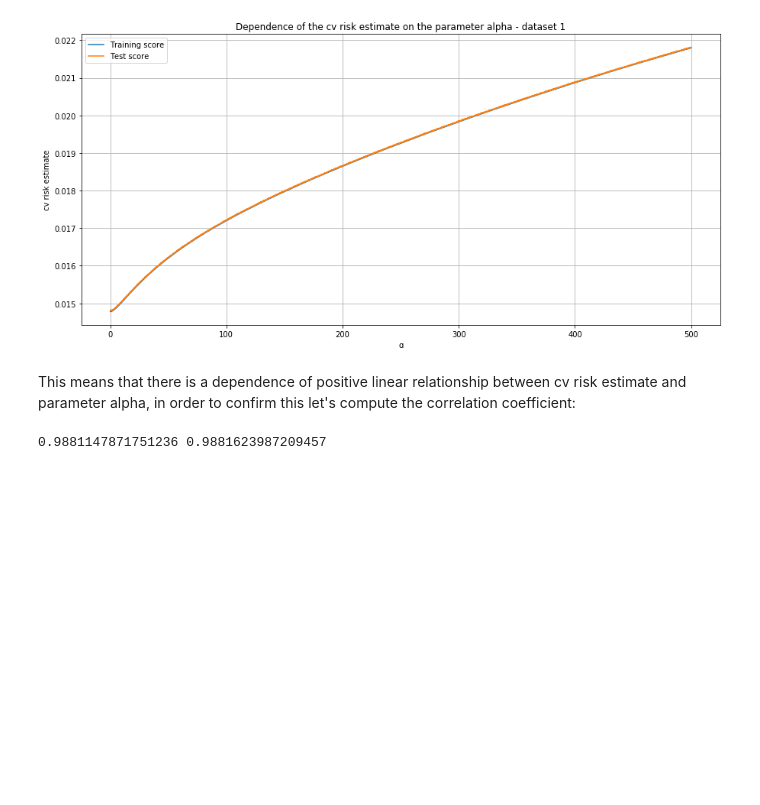
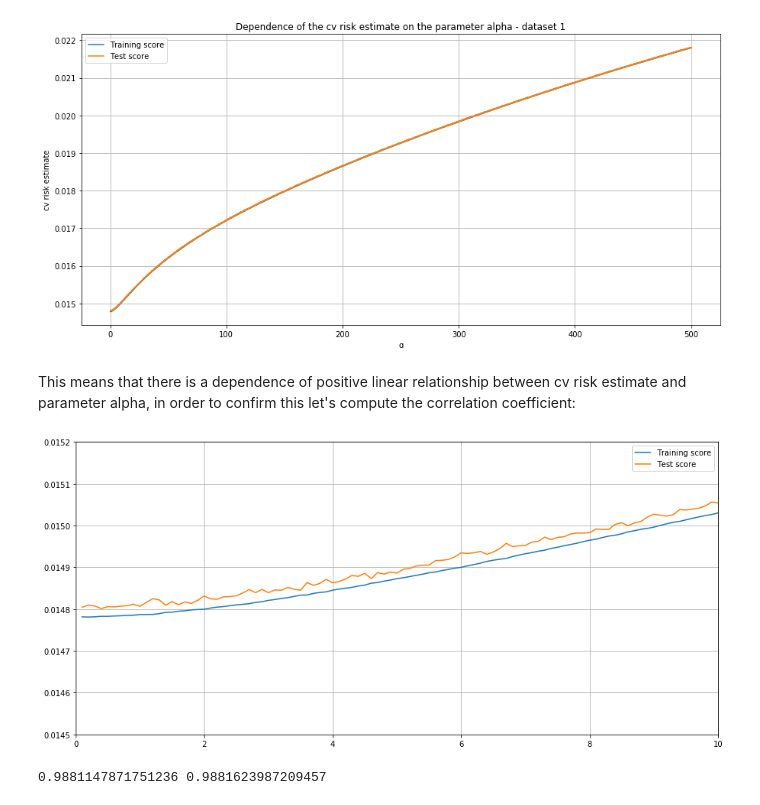
Before and after one commit to iamgiolaga/ridge-regression, a Jupyter notebook: 01_ridgeregression.ipynb, the cells around one changed output. Saved outputs shown, nothing was run; the diff lists cells and outputs as text; code cells hidden in the pictures; blank space fills up the shorter version.

Commit message:
added plot Ks

```diff
--- a/01_ridgeregression.ipynb
+++ b/01_ridgeregression.ipynb
@@ -539,12 +539,10 @@ For simplicity, let's consider only one dataset, we will choose the one that sho
 # %% [markdown]
 We will test 5000 values for $\alpha$, from 0.1 to 499 with a step of 0.1
 # %%
-def plot_dependence(dataset):
+def plot_dependence(dataset, kf):
     training_cv_scores = []
     test_cv_scores = []
     alfas = np.linspace(0.1, 500, 5000)
-
-    kf = KFold(n_splits = K, shuffle = True)
 
     for i in alfas:
         training_error, test_error = cross_validation(dataset, i, kf)
@@ -564,11 +564,22 @@ def plot_dependence(dataset):
 # %%
-alfas, training_cv_scores, test_cv_scores = plot_dependence(min_max_norm_dataset)
+alfas, training_cv_scores, test_cv_scores = plot_dependence(min_max_norm_dataset, kf)
 plt.title('Dependence of the cv risk estimate on the parameter alpha - dataset 1')
 plt.show()
 # %% [output]
 [figure]
 # %% [markdown]
 This means that there is a dependence of positive linear relationship between cv risk estimate and parameter alpha, in order to confirm this let's compute the correlation coefficient:
+# %%
+plt.figure(figsize=(15,7))
+plt.plot(alfas, training_cv_scores)
+plt.plot(alfas, test_cv_scores)
+plt.legend(["Training score", "Test score"])
+plt.xlim(0,10)
+plt.ylim(0.0145, 0.0152)
+plt.grid()
+plt.show()
+# %% [output]
+[figure, added]
 # %%
 print(pearsonr(alfas, training_cv_scores)[0], pearsonr(alfas, test_cv_scores)[0])
 # %% [output]
```
Also changed, not shown: parts of 8 cells of this notebook, 5 other files.
